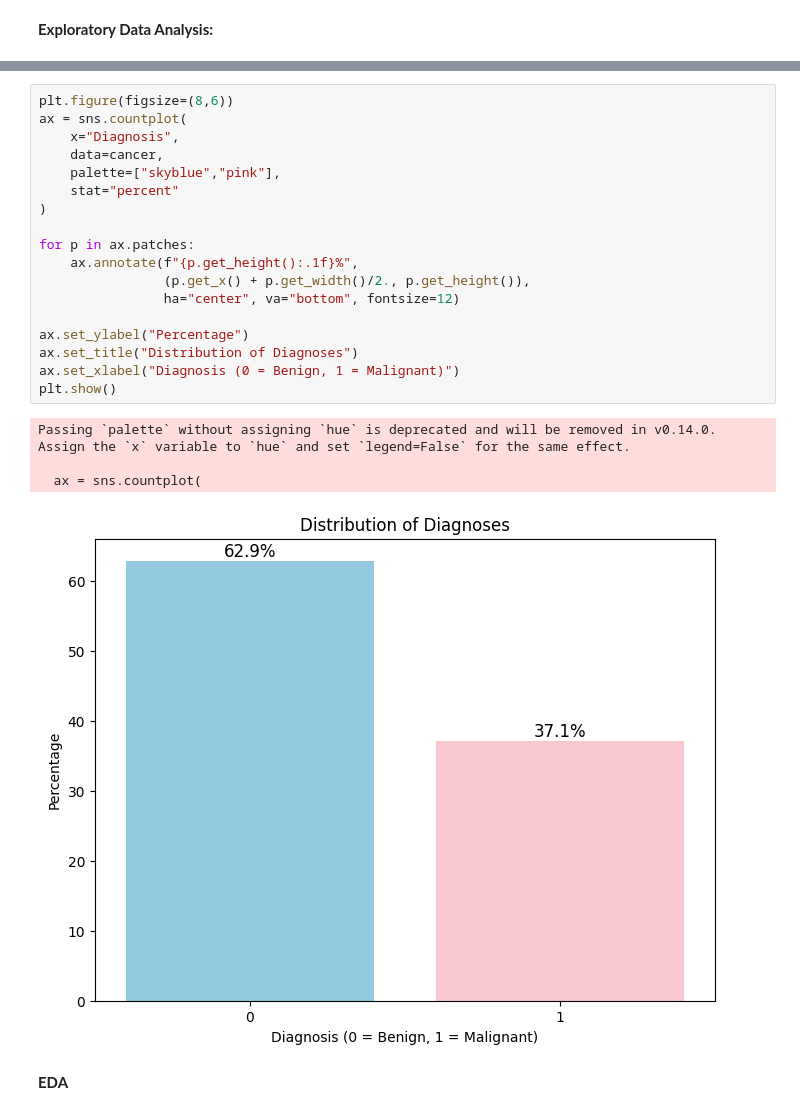
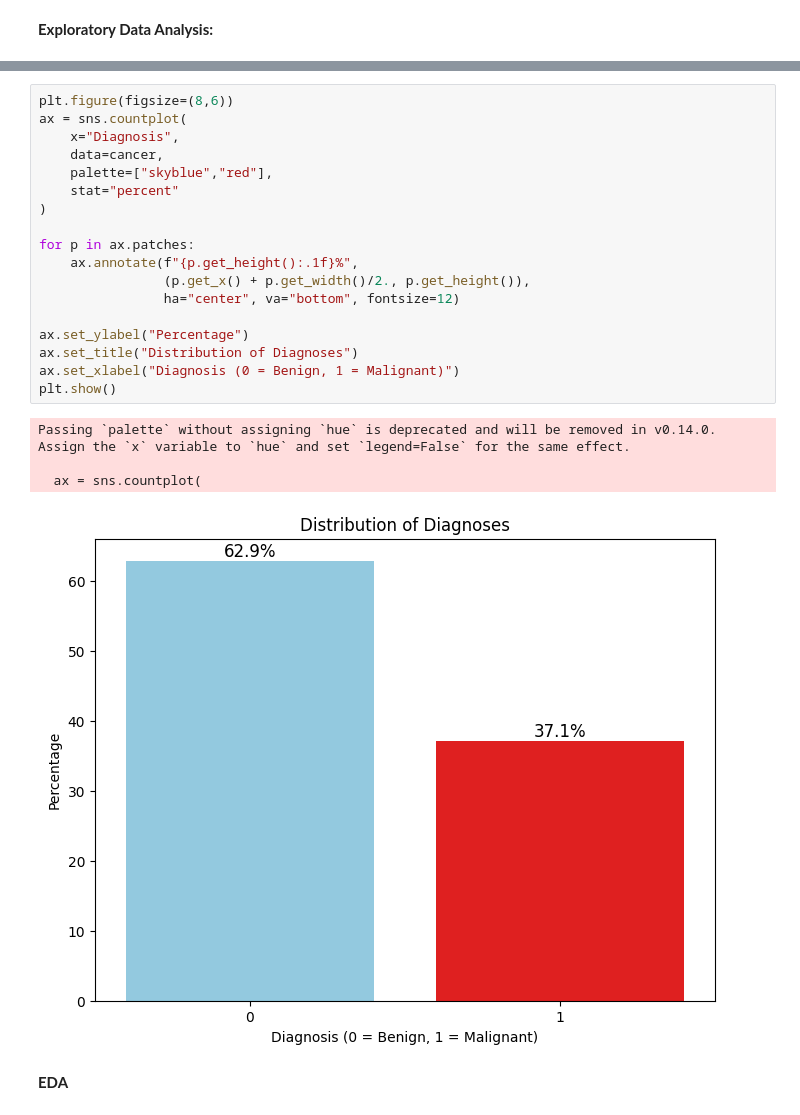
Before and after one commit to 036panda/Healthcare-Projects, a Jupyter notebook: cancerprediction.ipynb, the cells around one changed output, grey strips where cells are left out. Drawn from its saved outputs; the diff is of its cells as text.

```diff
--- a/cancerprediction.ipynb
+++ b/cancerprediction.ipynb
@@ -78,26 +76,26 @@ cancer.describe()
 # %%
 plt.figure(figsize=(8,6))
 ax = sns.countplot(
     x="Diagnosis",
     data=cancer,
-    palette=["skyblue","pink"],
+    palette=["skyblue","red"],
     stat="percent"
 )
 
 for p in ax.patches:
     ax.annotate(f"{p.get_height():.1f}%",
                 (p.get_x() + p.get_width()/2., p.get_height()),
                 ha="center", va="bottom", fontsize=12)
 
 ax.set_ylabel("Percentage")
 ax.set_title("Distribution of Diagnoses")
 ax.set_xlabel("Diagnosis (0 = Benign, 1 = Malignant)")
 plt.show()
 # %% [output]
 Passing `palette` without assigning `hue` is deprecated and will be removed in v0.14.0. Assign the `x` variable to `hue` and set `legend=False` for the same effect.
 
   ax = sns.countplot(
-[figure, old version]
+[figure, new version]
 # %% [markdown]
 **EDA**
 # %%
```
Also changed, not shown: parts of 47 cells of this notebook.
